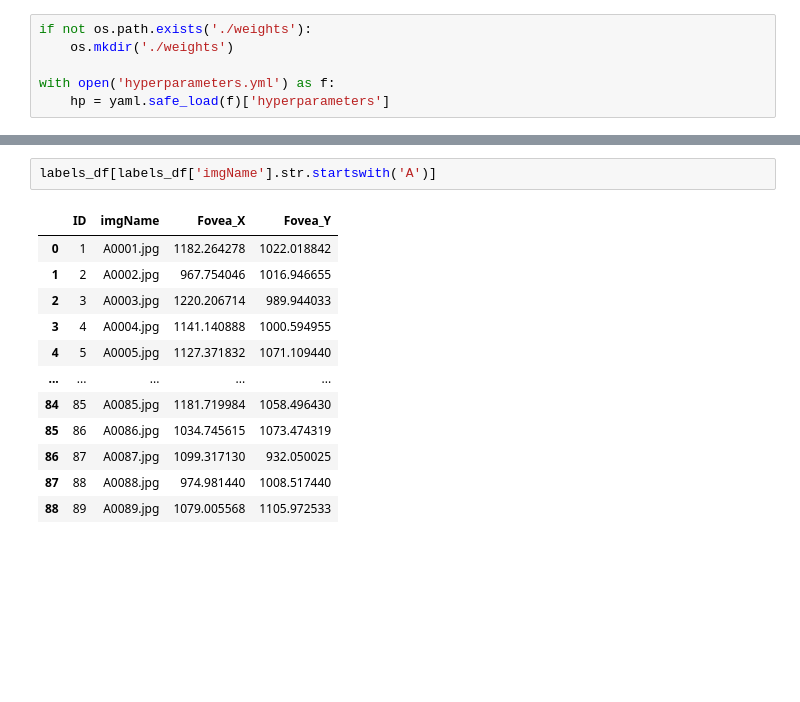
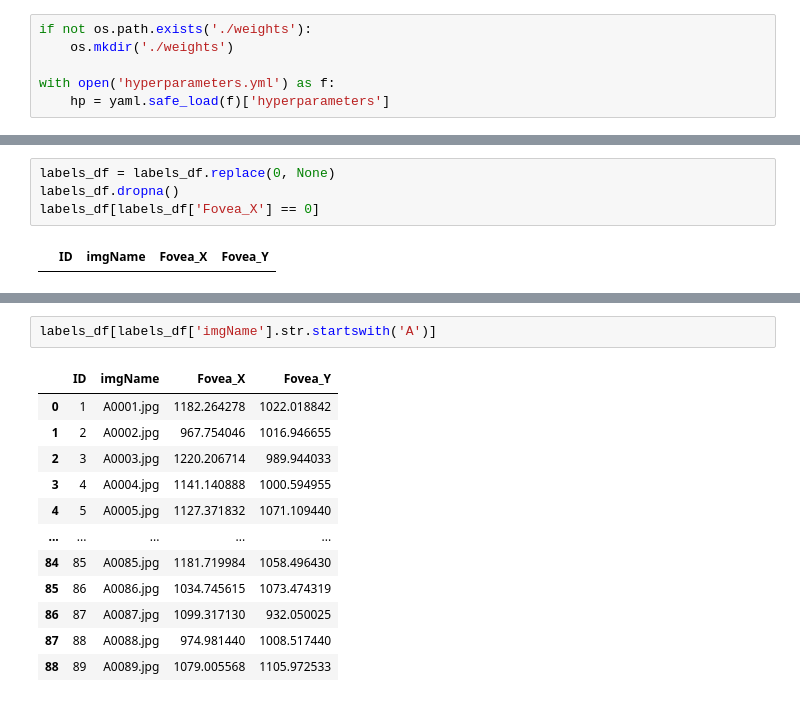
Before and after one commit to billbai0102/DeepLearning, a Jupyter notebook: Age-Related Macular Degeneration Detection/detection.ipynb, the cells around one changed output, grey strips where cells are left out. Cells and saved outputs as stored; diff of their text form; blank space fills up the shorter version.

```diff
--- a/Age-Related Macular Degeneration Detection/detection.ipynb
+++ b/Age-Related Macular Degeneration Detection/detection.ipynb
@@ -53,0 +51,6 @@ print(labels_df.tail())
+# %%
+labels_df = labels_df.replace(0, None)
+labels_df.dropna()
+labels_df[labels_df['Fovea_X'] == 0]
+# %% [output]
+|  | ID | imgName | Fovea_X | Fovea_Y |
```
Also changed, not shown: parts of 7 cells of this notebook, 3 other files.
